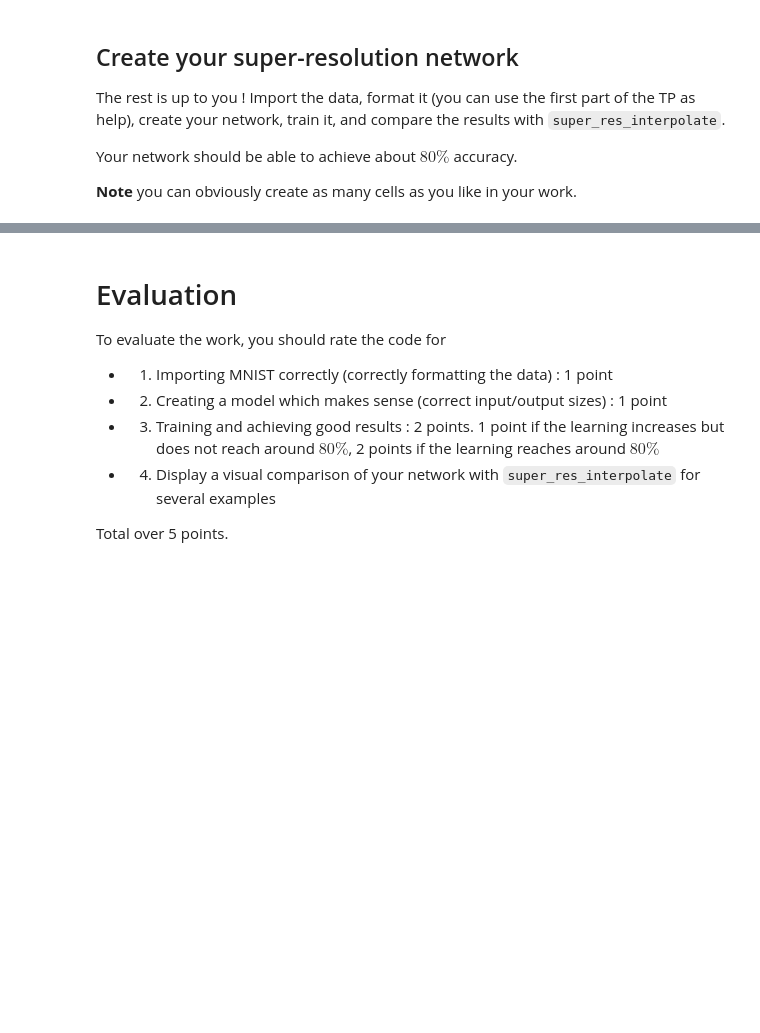
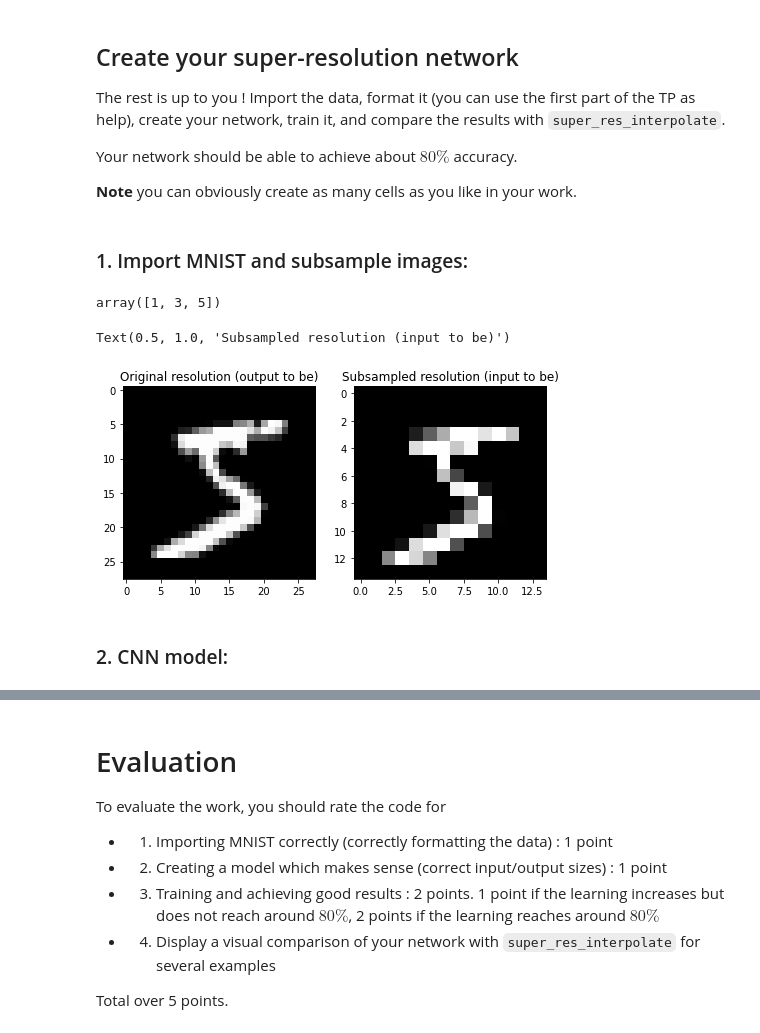
Before and after one commit to Bourhano/TelecomParis, a Jupyter notebook: DeepLearning1/3-CNN/tp_deep_learning_cnn_part_3_for_students.ipynb, the cells around one changed output, grey strips where cells are left out. Saved outputs shown, nothing was run; the diff lists cells and outputs as text; code cells hidden in the pictures; blank space fills up the shorter version.

```diff
--- a/DeepLearning1/3-CNN/tp_deep_learning_cnn_part_3_for_students.ipynb
+++ b/DeepLearning1/3-CNN/tp_deep_learning_cnn_part_3_for_students.ipynb
@@ -78,3 +80,5 @@ The rest is up to you ! Import the data, format it (you can use the first part o
 Your network should be able to achieve about $80\%$ accuracy.
 
 __Note__ you can obviously create as many cells as you like in your work.
+# %% [markdown]
+### 1. Import MNIST and subsample images:
@@ -80,0 +113,30 @@ __Note__ you can obviously create as many cells as you like in your work.
+# %%
+a=np.array([1,2,3,4,5,6])
+a[0:-1:2]
+# %% [output]
+array([1, 3, 5])
+# %%
+x_train = np.zeros((n_max, int(img_rows/delta), int(img_cols/delta), nb_channels))
+for i, x in enumerate(X_train):
+    x_train[i] = x[0:-1:delta, 0:-1:delta, :]
+
+x_test = np.zeros((n_max, int(img_rows/delta), int(img_cols/delta), nb_channels))
+for i, x in enumerate(X_test):
+    x_test[i] = x[0:-1:delta, 0:-1:delta, :]
+# %%
+idx = 0
+plt.figure(figsize=(20, 12))
+
+plt.subplot(2, 5, 1)
+plt.imshow(X_train[idx,:,:],cmap='gray')
+plt.title("Original resolution (output to be)")
+
+
+plt.subplot(2, 5, 2)
+plt.imshow(x_train[idx],cmap='gray')
+plt.title("Subsampled resolution (input to be)")
+# %% [output]
+Text(0.5, 1.0, 'Subsampled resolution (input to be)')
+[figure, added]
+# %% [markdown]
+### 2. CNN model:
```
Also changed, not shown: parts of 14 cells of this notebook, 24 other files.
